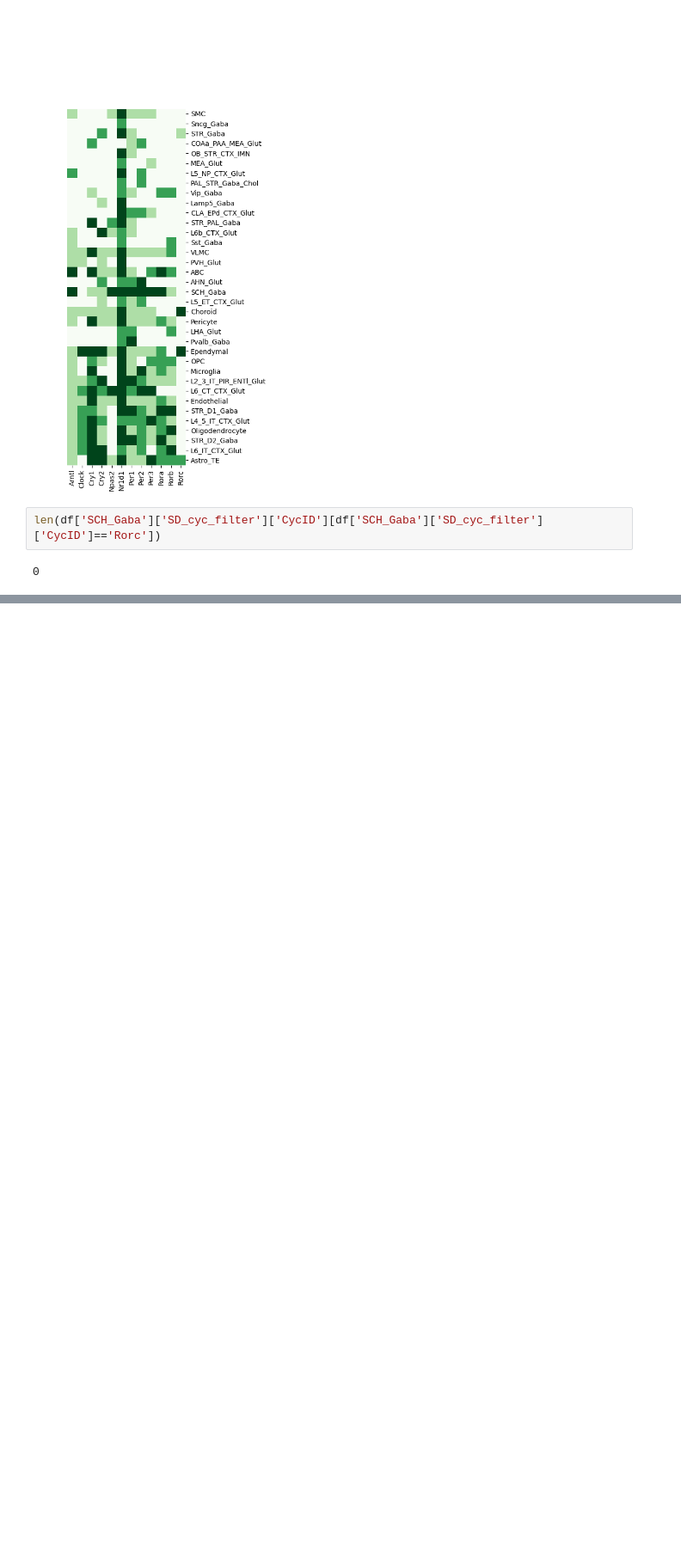
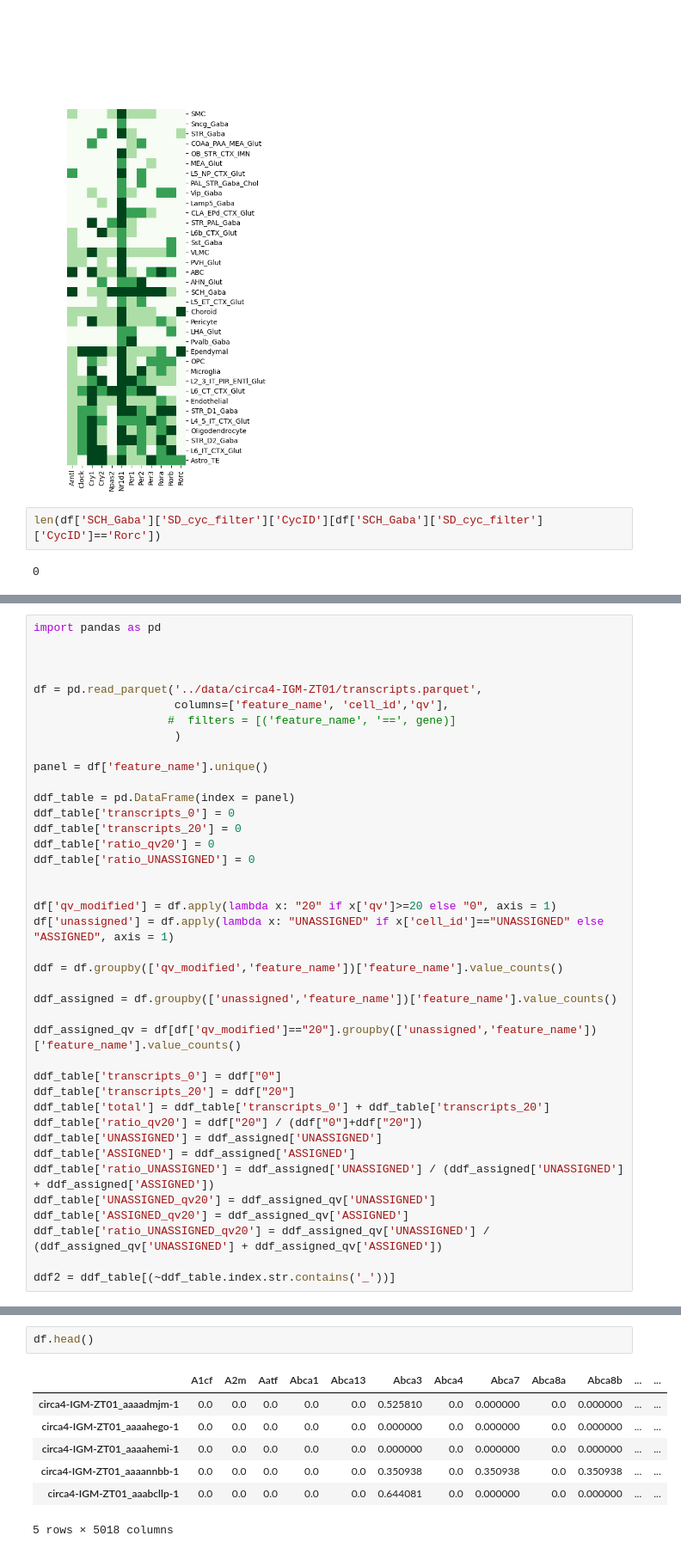
Before and after one commit to Carboneinerte/Pynda_ssc, a Jupyter notebook: v10D_Xenium_Downstream_Analysis_WIP.ipynb, the cells around one changed output, grey strips where cells are left out. Shown at 86% size. Cells and saved outputs as stored; diff of their text form; blank space fills up the shorter version.

```diff
--- a/v10D_Xenium_Downstream_Analysis_WIP.ipynb
+++ b/v10D_Xenium_Downstream_Analysis_WIP.ipynb
@@ -2693,0 +2736,40 @@ len(df['SCH_Gaba']['SD_cyc_filter']['CycID'][df['SCH_Gaba']['SD_cyc_filter']['Cy
+# %%
+import pandas as pd
+
+
+
+df = pd.read_parquet('../data/circa4-IGM-ZT01/transcripts.parquet',
+                     columns=['feature_name', 'cell_id','qv'],
+                    #  filters = [('feature_name', '==', gene)]
+                     )
+
+panel = df['feature_name'].unique()
+
+ddf_table = pd.DataFrame(index = panel)
+ddf_table['transcripts_0'] = 0
+ddf_table['transcripts_20'] = 0
+ddf_table['ratio_qv20'] = 0
+ddf_table['ratio_UNASSIGNED'] = 0
+
+
+df['qv_modified'] = df.apply(lambda x: "20" if x['qv']>=20 else "0", axis = 1)
+df['unassigned'] = df.apply(lambda x: "UNASSIGNED" if x['cell_id']=="UNASSIGNED" else "ASSIGNED", axis = 1)
+
+ddf = df.groupby(['qv_modified','feature_name'])['feature_name'].value_counts()
+
+ddf_assigned = df.groupby(['unassigned','feature_name'])['feature_name'].value_counts()
+
+ddf_assigned_qv = df[df['qv_modified']=="20"].groupby(['unassigned','feature_name'])['feature_name'].value_counts()
+
+ddf_table['transcripts_0'] = ddf["0"]
+ddf_table['transcripts_20'] = ddf["20"]
+ddf_table['total'] = ddf_table['transcripts_0'] + ddf_table['transcripts_20']
+ddf_table['ratio_qv20'] = ddf["20"] / (ddf["0"]+ddf["20"])
+ddf_table['UNASSIGNED'] = ddf_assigned['UNASSIGNED']
+ddf_table['ASSIGNED'] = ddf_assigned['ASSIGNED']
+ddf_table['ratio_UNASSIGNED'] = ddf_assigned['UNASSIGNED'] / (ddf_assigned['UNASSIGNED'] + ddf_assigned['ASSIGNED'])
+ddf_table['UNASSIGNED_qv20'] = ddf_assigned_qv['UNASSIGNED']
+ddf_table['ASSIGNED_qv20'] = ddf_assigned_qv['ASSIGNED']
+ddf_table['ratio_UNASSIGNED_qv20'] = ddf_assigned_qv['UNASSIGNED'] / (ddf_assigned_qv['UNASSIGNED'] + ddf_assigned_qv['ASSIGNED'])
+
+ddf2 = ddf_table[(~ddf_table.index.str.contains('_'))]
@@ -2693,0 +2841,10 @@ len(df['SCH_Gaba']['SD_cyc_filter']['CycID'][df['SCH_Gaba']['SD_cyc_filter']['Cy
+# %%
+df.head()
+# %% [output]
+|  | A1cf | A2m | Aatf | Abca1 | Abca13 | Abca3 | Abca4 | Abca7 | Abca8a | Abca8b | ... | ... |
+| circa4-IGM-ZT01_aaaadmjm-1 | 0.0 | 0.0 | 0.0 | 0.0 | 0.0 | 0.525810 | 0.0 | 0.000000 | 0.0 | 0.000000 | ... | ... |
+| circa4-IGM-ZT01_aaaahego-1 | 0.0 | 0.0 | 0.0 | 0.0 | 0.0 | 0.000000 | 0.0 | 0.000000 | 0.0 | 0.000000 | ... | ... |
+| circa4-IGM-ZT01_aaaahemi-1 | 0.0 | 0.0 | 0.0 | 0.0 | 0.0 | 0.000000 | 0.0 | 0.000000 | 0.0 | 0.000000 | ... | ... |
+| circa4-IGM-ZT01_aaaannbb-1 | 0.0 | 0.0 | 0.0 | 0.0 | 0.0 | 0.350938 | 0.0 | 0.350938 | 0.0 | 0.350938 | ... | ... |
+| circa4-IGM-ZT01_aaabcllp-1 | 0.0 | 0.0 | 0.0 | 0.0 | 0.0 | 0.644081 | 0.0 | 0.000000 | 0.0 | 0.000000 | ... | ... |
+5 rows × 5018 columns
```
Also changed, not shown: parts of 13 cells of this notebook, 2 other files.
